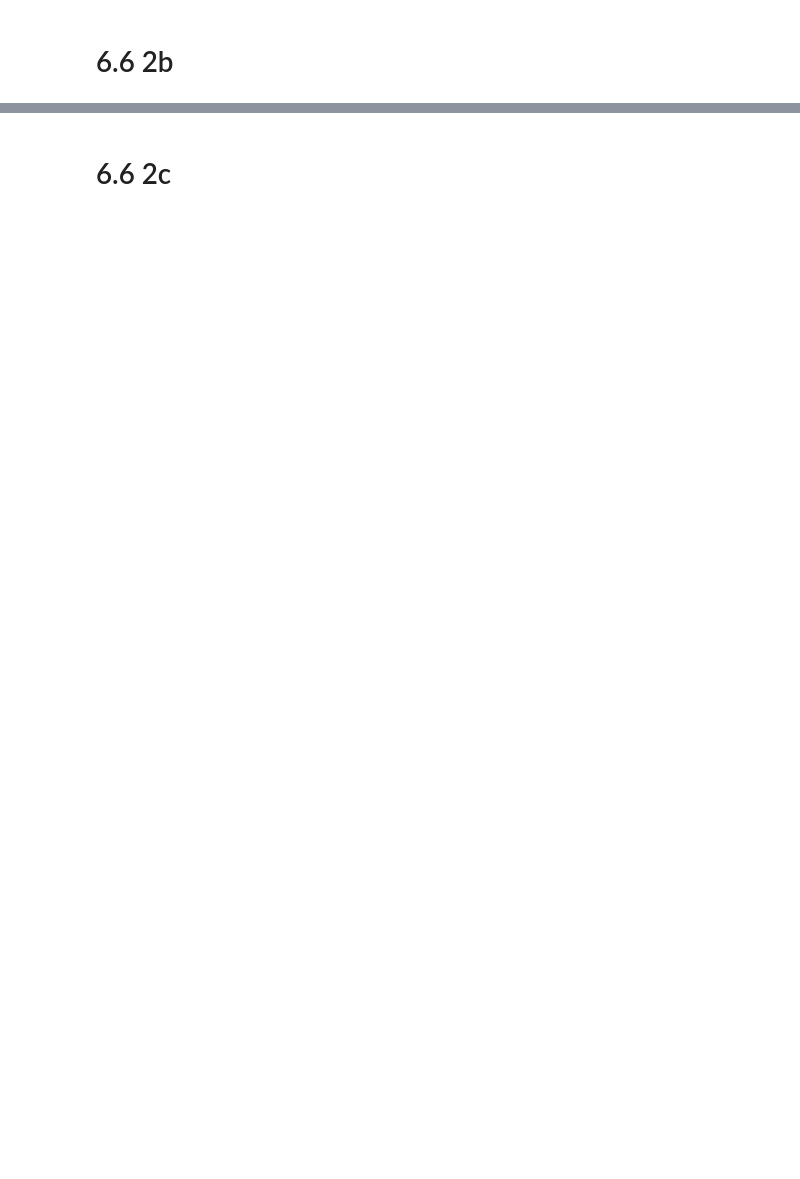
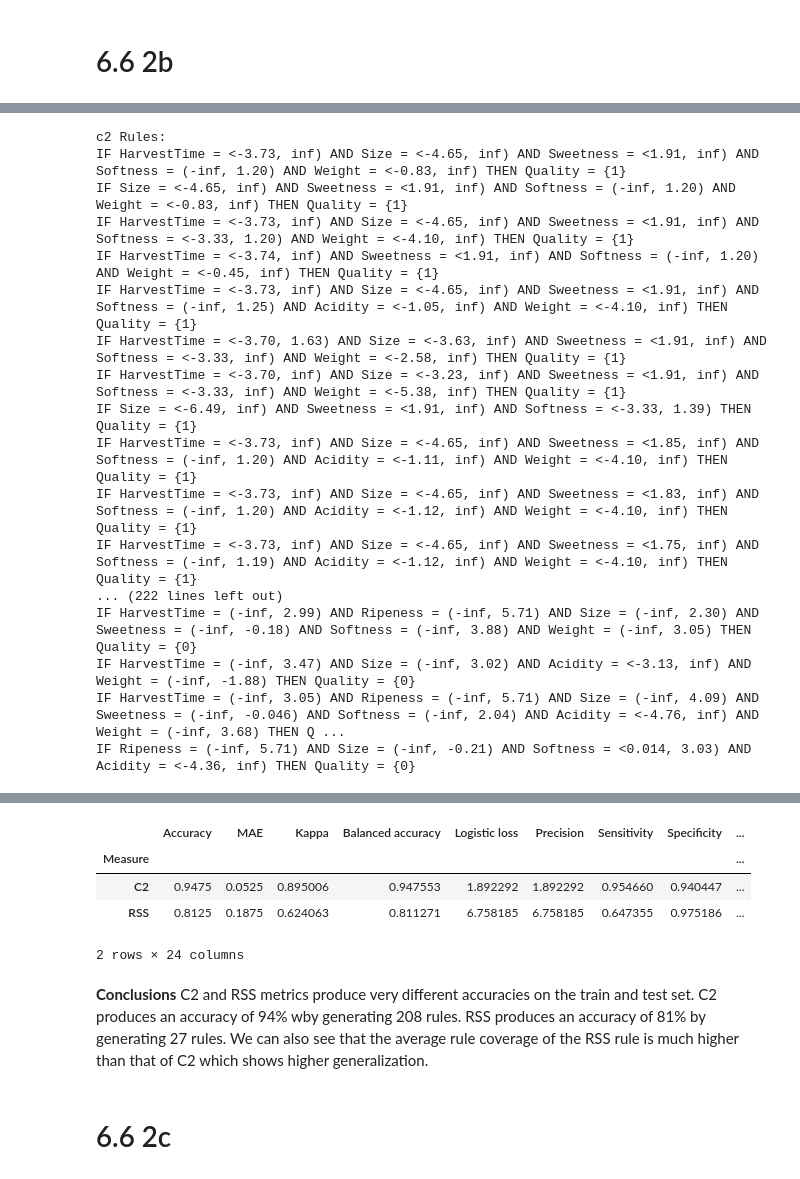
Before and after one commit to omairsalam/Experimental-Design-for-Machine-Learning, a Jupyter notebook: Midterm-CS294/Q6/cs-294-q6.ipynb, the cells around one changed output, grey strips where cells are left out. Drawn from its saved outputs; the diff is of its cells as text; code cells hidden in the pictures; blank space fills up the shorter version.

```diff
--- a/Midterm-CS294/Q6/cs-294-q6.ipynb
+++ b/Midterm-CS294/Q6/cs-294-q6.ipynb
@@ -240,0 +311,24 @@ print("Accuracy of the rules:", accuracy)
+# %%
+data_set = pd.read_csv("/kaggle/input/banana/banana_quality.csv")
+data_set['Quality'] = data_set['Quality'].apply(lambda x: 1 if x == 'Good' else 0)
+X = data_set.iloc[:, 0:-1]
+y = data_set.iloc[:, -1]
+evaluator(X,y)
+# %% [output]
+c2 Rules:
+IF HarvestTime = <-3.73, inf) AND Size = <-4.65, inf) AND Sweetness = <1.91, inf) AND Softness = (-inf, 1.20) AND Weight = <-0.83, inf) THEN Quality = {1}
+IF Size = <-4.65, inf) AND Sweetness = <1.91, inf) AND Softness = (-inf, 1.20) AND Weight = <-0.83, inf) THEN Quality = {1}
+IF HarvestTime = <-3.73, inf) AND Size = <-4.65, inf) AND Sweetness = <1.91, inf) AND Softness = <-3.33, 1.20) AND Weight = <-4.10, inf) THEN Quality = {1}
+IF HarvestTime = <-3.74, inf) AND Sweetness = <1.91, inf) AND Softness = (-inf, 1.20) AND Weight = <-0.45, inf) THEN Quality = {1}
+IF HarvestTime = <-3.73, inf) AND Size = <-4.65, inf) AND Sweetness = <1.91, inf) AND Softness = (-inf, 1.25) AND Acidity = <-1.05, inf) AND Weight = <-4.10, inf) THEN Quality = {1}
+IF HarvestTime = <-3.70, 1.63) AND Size = <-3.63, inf) AND Sweetness = <1.91, inf) AND Softness = <-3.33, inf) AND Weight = <-2.58, inf) THEN Quality = {1}
+IF HarvestTime = <-3.70, inf) AND Size = <-3.23, inf) AND Sweetness = <1.91, inf) AND Softness = <-3.33, inf) AND Weight = <-5.38, inf) THEN Quality = {1}
+IF Size = <-6.49, inf) AND Sweetness = <1.91, inf) AND Softness = <-3.33, 1.39) THEN Quality = {1}
+IF HarvestTime = <-3.73, inf) AND Size = <-4.65, inf) AND Sweetness = <1.85, inf) AND Softness = (-inf, 1.20) AND Acidity = <-1.11, inf) AND Weight = <-4.10, inf) THEN Quality = {1}
+IF HarvestTime = <-3.73, inf) AND Size = <-4.65, inf) AND Sweetness = <1.83, inf) AND Softness = (-inf, 1.20) AND Acidity = <-1.12, inf) AND Weight = <-4.10, inf) THEN Quality = {1}
+IF HarvestTime = <-3.73, inf) AND Size = <-4.65, inf) AND Sweetness = <1.75, inf) AND Softness = (-inf, 1.19) AND Acidity = <-1.12, inf) AND Weight = <-4.10, inf) THEN Quality = {1}
+... (222 lines left out)
+IF HarvestTime = (-inf, 2.99) AND Ripeness = (-inf, 5.71) AND Size = (-inf, 2.30) AND Sweetness = (-inf, -0.18) AND Softness = (-inf, 3.88) AND Weight = (-inf, 3.05) THEN Quality = {0}
+IF HarvestTime = (-inf, 3.47) AND Size = (-inf, 3.02) AND Acidity = <-3.13, inf) AND Weight = (-inf, -1.88) THEN Quality = {0}
+IF HarvestTime = (-inf, 3.05) AND Ripeness = (-inf, 5.71) AND Size = (-inf, 4.09) AND Sweetness = (-inf, -0.046) AND Softness = (-inf, 2.04) AND Acidity = <-4.76, inf) AND Weight = (-inf, 3.68) THEN Q ...
+IF Ripeness = (-inf, 5.71) AND Size = (-inf, -0.21) AND Softness = <0.014, 3.03) AND Acidity = <-4.36, inf) THEN Quality = {0}
@@ -241,2 +339,11 @@ print("Accuracy of the rules:", accuracy)
+|  | Accuracy | MAE | Kappa | Balanced accuracy | Logistic loss | Precision | Sensitivity | Specificity | ... |
+| Measure |  |  |  |  |  |  |  |  | ... |
+| C2 | 0.9475 | 0.0525 | 0.895006 | 0.947553 | 1.892292 | 1.892292 | 0.954660 | 0.940447 | ... |
+| RSS | 0.8125 | 0.1875 | 0.624063 | 0.811271 | 6.758185 | 6.758185 | 0.647355 | 0.975186 | ... |
+2 rows × 24 columns
+# %% [markdown]
+**Conclusions**
+C2 and RSS metrics produce very different accuracies on the train and test set. C2 produces an accuracy of 94% wby generating 208 rules.
+RSS produces an accuracy of 81% by generating 27 rules. We can also see that the average rule coverage of the RSS rule is much higher than that of C2 which shows higher generalization.
 # %% [markdown]
 # 6.6 2c
```
Also changed, not shown: parts of 34 cells of this notebook, 8 other files.
